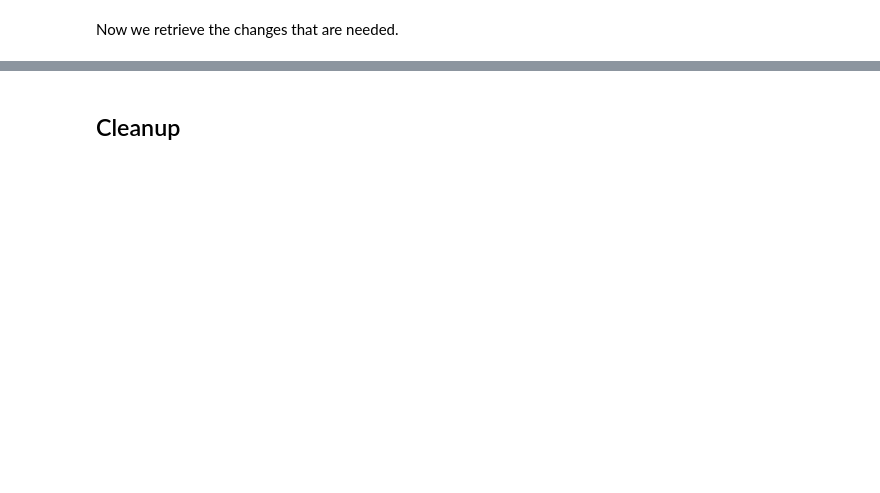
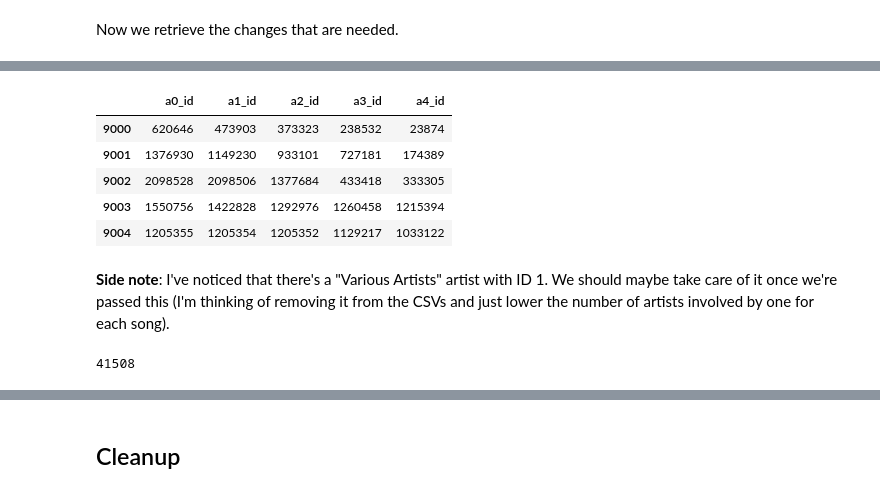
Before and after one commit to aleferu/musicbrainz, a Jupyter notebook: artist_artist.ipynb, the cells around one changed output, grey strips where cells are left out. Saved outputs shown, nothing was run; the diff lists cells and outputs as text; code cells hidden in the pictures; blank space fills up the shorter version.

```diff
--- a/artist_artist.ipynb
+++ b/artist_artist.ipynb
@@ -251,0 +251,9 @@ test
+# %%
+releases.tail(5)
+# %% [output]
+|  | a0_id | a1_id | a2_id | a3_id | a4_id |
+| 9000 | 620646 | 473903 | 373323 | 238532 | 23874 |
+| 9001 | 1376930 | 1149230 | 933101 | 727181 | 174389 |
+| 9002 | 2098528 | 2098506 | 1377684 | 433418 | 333305 |
+| 9003 | 1550756 | 1422828 | 1292976 | 1260458 | 1215394 |
+| 9004 | 1205355 | 1205354 | 1205352 | 1129217 | 1033122 |
@@ -251,0 +262,2 @@ test
+# %% [markdown]
+**Side note**: I've noticed that there's a "Various Artists" artist with ID 1. We should maybe take care of it once we're passed this (I'm thinking of removing it from the CSVs and just lower the number of artists involved by one for each song).
@@ -251,0 +270,4 @@ test
+# %%
+len(changes_list)
+# %% [output]
+41508
```
Also changed, not shown: parts of 19 cells of this notebook.
